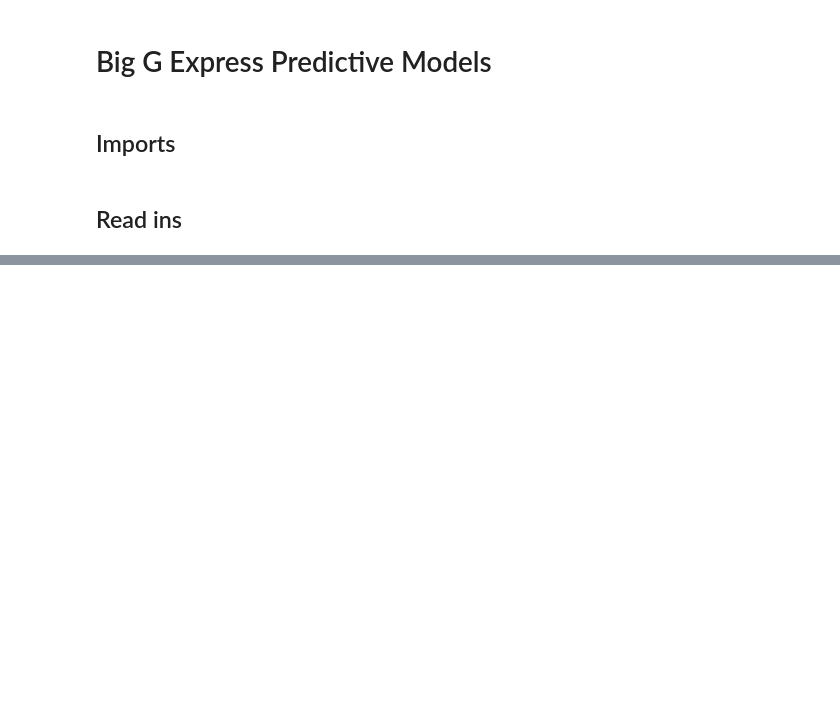
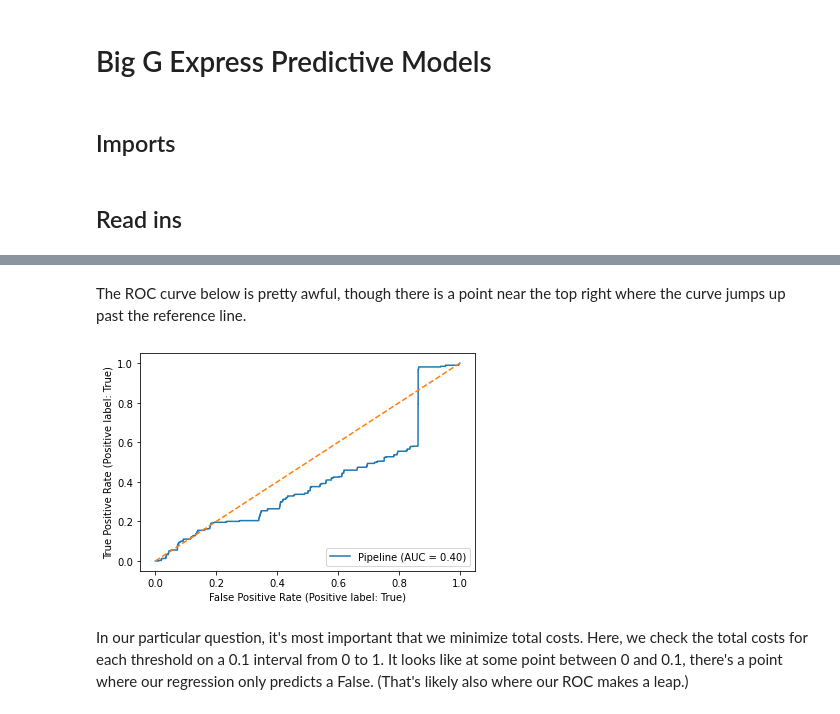
Before and after one commit to jrioross/big_g_express, a Jupyter notebook: notebooks/bg_04_derate_models.ipynb, the cells around one changed output, grey strips where cells are left out. Saved outputs shown, nothing was run; the diff lists cells and outputs as text; code cells hidden in the pictures; blank space fills up the shorter version.

Commit message:
Built some initial methods for checking optimal target window sizes and thresholds for minimizing a cost function, but it's not quite working as hoped yet.

```diff
--- a/notebooks/bg_04_derate_models.ipynb
+++ b/notebooks/bg_04_derate_models.ipynb
@@ -21 +19,12 @@ from scipy.stats import chi2_contingency, f_oneway
 import pickle
+# %%
+def train_test_val_split(X, y, trucks = False):
+    X_strat = stratifier(X, trucks)
+    y_strat = stratifier(y, trucks)
+    X_train = X_strat.loc[X_strat['train_test_val']=='train', X_strat.drop(columns = ['EventTimeStamp', 'train_test_val', 'EquipmentID']).columns]
+    y_train = y_strat.loc[y_strat['train_test_val']=='train', 'target']
+    X_test = X_strat.loc[X_strat['train_test_val']=='test', X_strat.drop(columns = ['EventTimeStamp', 'train_test_val', 'EquipmentID']).columns]
+    y_test = y_strat.loc[y_strat['train_test_val']=='test', 'target']
+    X_val = X_strat.loc[X_strat['train_test_val']=='val', X_strat.drop(columns = ['EventTimeStamp', 'train_test_val', 'EquipmentID']).columns]
+    y_val = y_strat.loc[y_strat['train_test_val']=='val', 'target']
+    return X_train, y_train, X_test, y_test, X_val, y_val
@@ -32,0 +64,17 @@ df = stratifier(df, trucks = True, breaks = [0.6, 0.8, 1])
+# %%
+df = create_target_window(fdwide, both_derate_types=False, target_window_hours=120)
+df_selected = df[['EventTimeStamp', 'EquipmentID', 'FuelLtd', 'target']].dropna()
+
+X = df_selected[['EventTimeStamp', 'EquipmentID', 'FuelLtd']]
+y = df_selected[['EventTimeStamp', 'EquipmentID','target']]
+
+X_train, y_train, X_test, y_test, X_val, y_val = train_test_val_split(X, y, trucks = True)
+
+pipeline = Pipeline([
+    ('scaler', StandardScaler()),
+    ('logreg', LogisticRegression())
+])
+
+pipeline.fit(X_train, y_train)
+y_pred = pipeline.predict(X_test)
+fuel_test_probs = pipeline.predict_proba(X_test)
@@ -32,0 +107,9 @@ df = stratifier(df, trucks = True, breaks = [0.6, 0.8, 1])
+# %% [markdown]
+The ROC curve below is pretty awful, though there is a point near the top right where the curve jumps up past the reference line.
+# %%
+RocCurveDisplay.from_estimator(pipeline, X_test, y_test)
+plt.plot([0,1], [0,1], '--');
+# %% [output]
+[figure, added]
+# %% [markdown]
+In our particular question, it's most important that we minimize total costs. Here, we check the total costs for each threshold on a 0.1 interval from 0 to 1. It looks like at some point between 0 and 0.1, there's a point where our regression only predicts a False. (That's likely also where our ROC makes a leap.)
```
Also changed, not shown: parts of 22 cells of this notebook.
